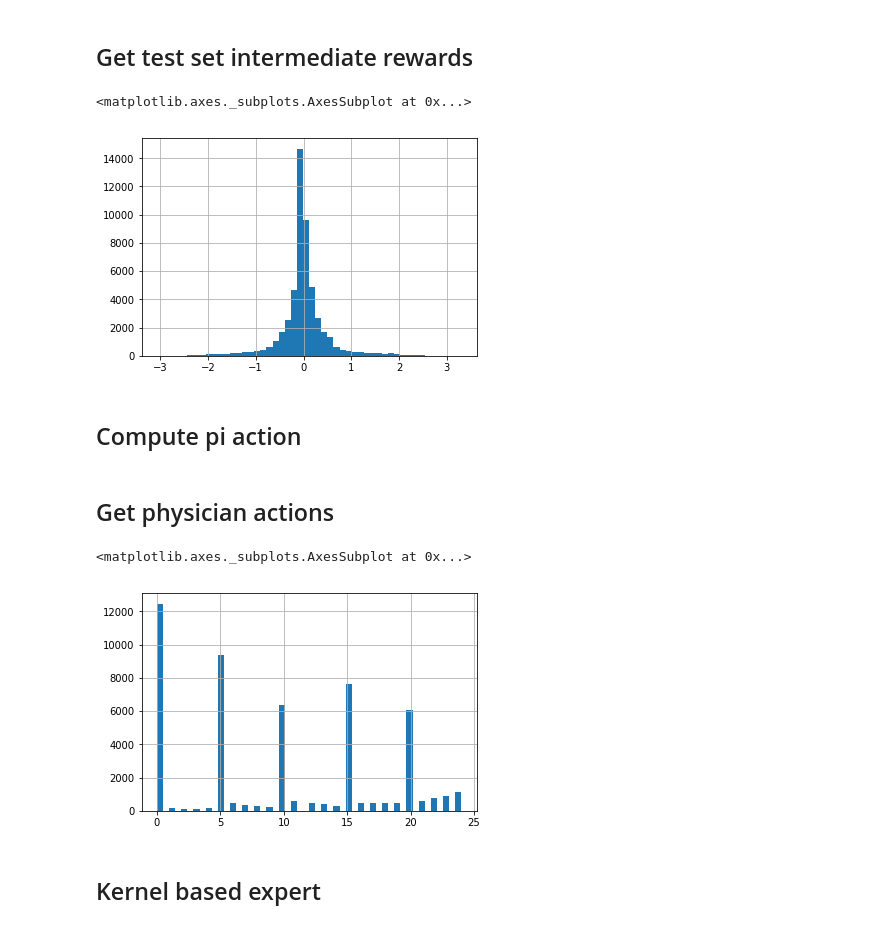
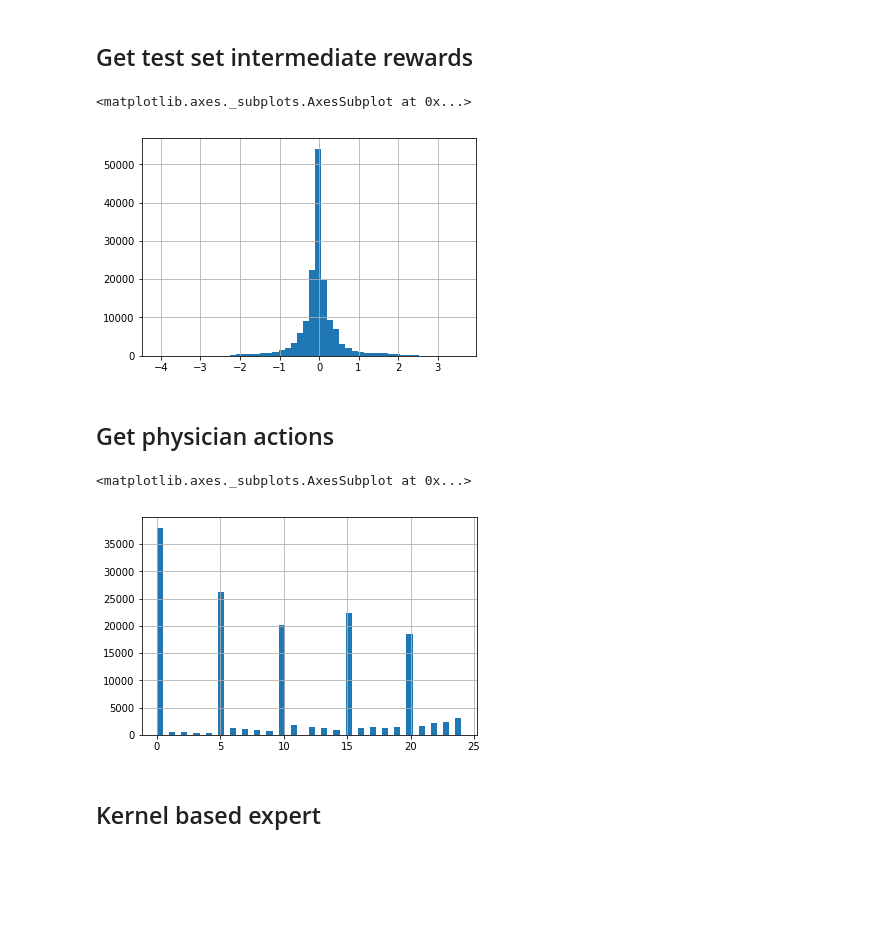
Before and after one commit to wihl/cs282-f17-xuefeng-yi-david, a Jupyter notebook: code/MOE/MOE.ipynb, the cells around one changed output. Drawn from its saved outputs; the diff is of its cells as text; code cells hidden in the pictures; blank space fills up the shorter version.

```diff
--- a/code/MOE/MOE.ipynb
+++ b/code/MOE/MOE.ipynb
@@ -50,9 +47,7 @@ for iv in range(5):
 test_rewards = test_input['intermediate_reward']
 train_rewards = train_input['intermediate_reward']
 # %%
-pd.Series(test_rewards).hist(bins=50)
+pd.Series(train_rewards).hist(bins=50)
 # %% [output]
 <matplotlib.axes._subplots.AxesSubplot at 0x...>
-[figure, old version]
+[figure, new version]
-# %% [markdown]
-## Compute pi action
@@ -80,10 +65,10 @@ def get_phy_actions(df):
 train_phy_actions = get_phy_actions(train_set)
 test_phy_actions = get_phy_actions(test_set)
 # %%
-pd.Series(test_phy_actions).hist(bins=50)
+pd.Series(train_phy_actions).hist(bins=50)
 # %% [output]
 <matplotlib.axes._subplots.AxesSubplot at 0x...>
-[figure, old version]
+[figure, new version]
 # %% [markdown]
 ## Kernel based expert
 # %%
```
Also changed, not shown: parts of 25 cells of this notebook.
